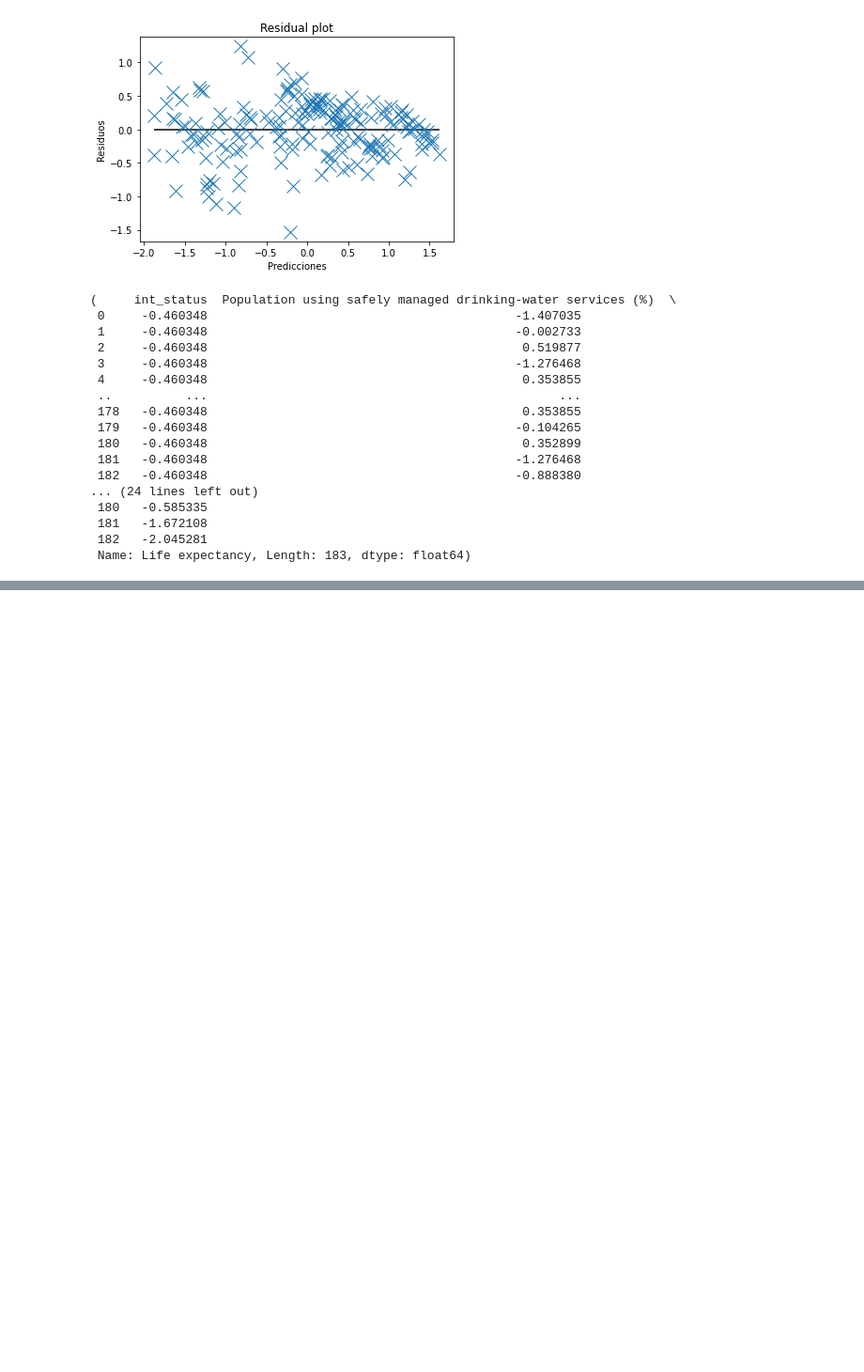
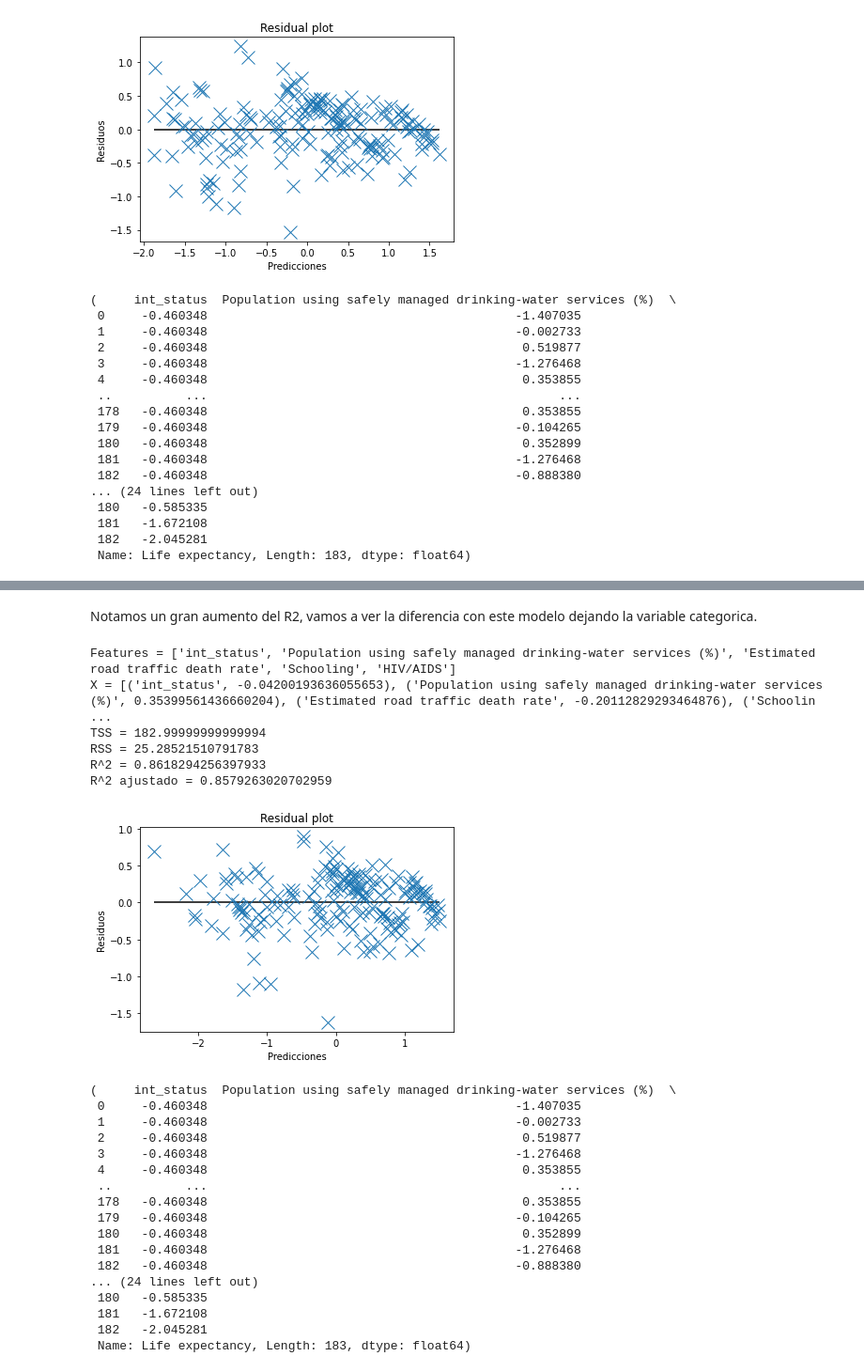
Before and after one commit to iglosiggio/metnum-tp3, a Jupyter notebook: notebooks/modelos-de-regresion-reentrega.ipynb, the cells around one changed output, grey strips where cells are left out. Shown at 94% size. Cells and saved outputs as stored; diff of their text form; code cells hidden in the pictures; blank space fills up the shorter version.

```diff
--- a/notebooks/modelos-de-regresion-reentrega.ipynb
+++ b/notebooks/modelos-de-regresion-reentrega.ipynb
@@ -204,0 +235,29 @@ R^2 ajustado = 0.8159904570176925
+# %% [markdown]
+Notamos un gran aumento del R2, vamos a ver la diferencia con este modelo dejando la variable categorica.
+# %%
+probar_modelo(df[['int_status', 'Population using safely managed drinking-water services (%)', 'Estimated road traffic death rate', 'Schooling', 'HIV/AIDS']])
+# %% [output]
+Features = ['int_status', 'Population using safely managed drinking-water services (%)', 'Estimated road traffic death rate', 'Schooling', 'HIV/AIDS']
+X = [('int_status', -0.04200193636055653), ('Population using safely managed drinking-water services (%)', 0.35399561436660204), ('Estimated road traffic death rate', -0.20112829293464876), ('Schoolin ...
+TSS = 182.99999999999994
+RSS = 25.28521510791783
+R^2 = 0.8618294256397933
+R^2 ajustado = 0.8579263020702959
+[figure, added]
+(     int_status  Population using safely managed drinking-water services (%)  \
+ 0     -0.460348                                          -1.407035
+ 1     -0.460348                                          -0.002733
+ 2     -0.460348                                           0.519877
+ 3     -0.460348                                          -1.276468
+ 4     -0.460348                                           0.353855
+ ..          ...                                                ...
+ 178   -0.460348                                           0.353855
+ 179   -0.460348                                          -0.104265
+ 180   -0.460348                                           0.352899
+ 181   -0.460348                                          -1.276468
+ 182   -0.460348                                          -0.888380
+... (24 lines left out)
+ 180   -0.585335
+ 181   -1.672108
+ 182   -2.045281
+ Name: Life expectancy, Length: 183, dtype: float64)
```
Also changed, not shown: parts of 10 cells of this notebook.
